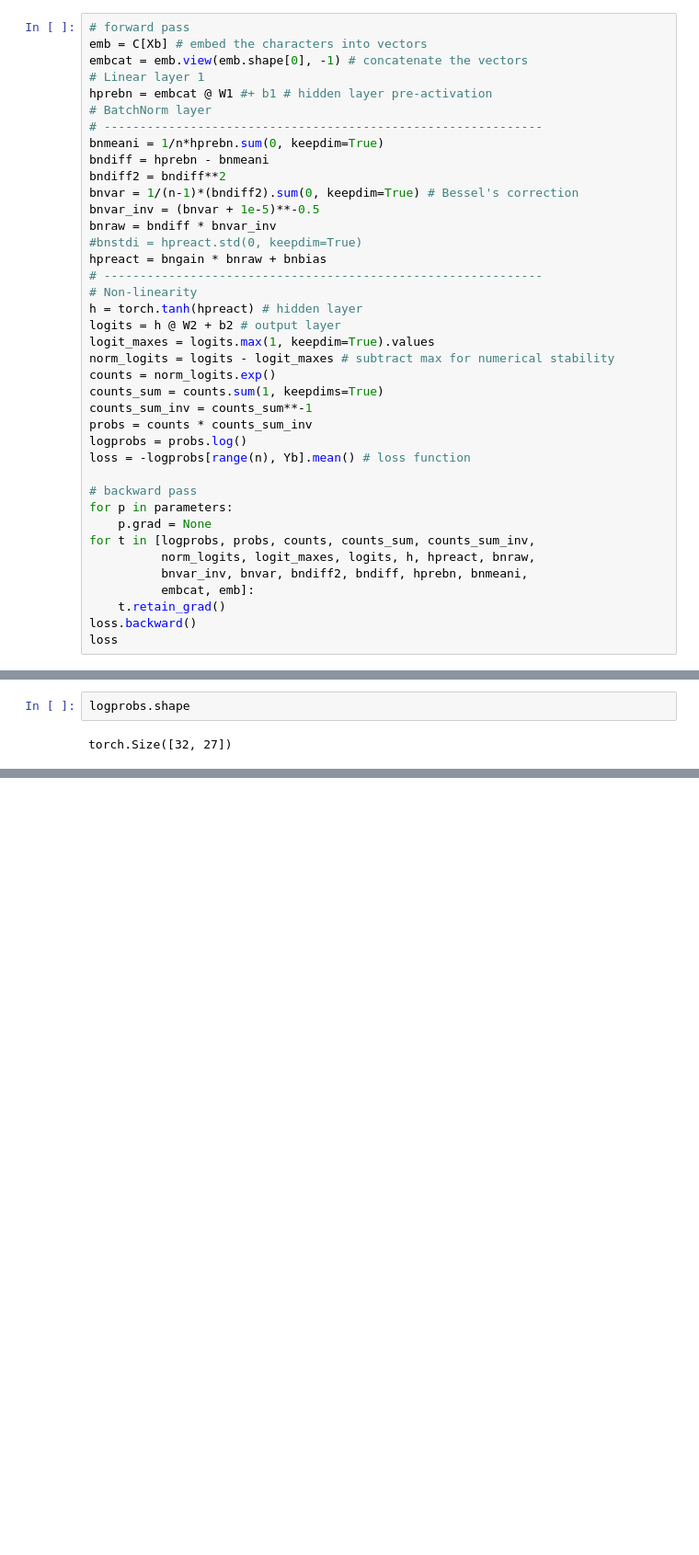
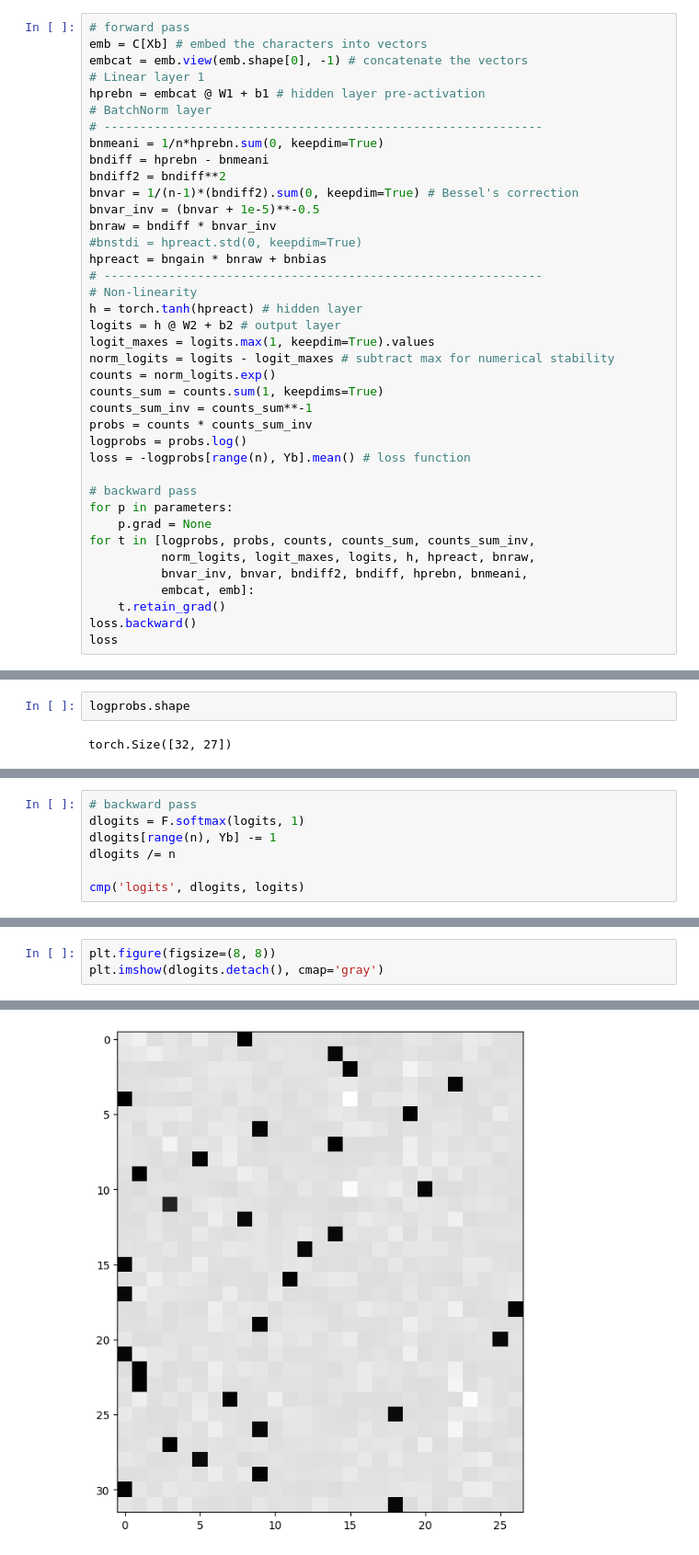
Before and after one commit to naimataki/Makemore, a Jupyter notebook: Building_Makemore_Manual_Backprop.ipynb, the cells around one changed output, grey strips where cells are left out. Shown: that part at 92% size. Saved outputs shown, nothing was run; the diff lists cells and outputs as text; blank space fills up the shorter version.

```diff
--- a/Building_Makemore_Manual_Backprop.ipynb
+++ b/Building_Makemore_Manual_Backprop.ipynb
@@ -101,7 +104,7 @@ Xb, Yb = Xtr[ix], Ytr[ix] # batch X,Y
 emb = C[Xb] # embed the characters into vectors
 embcat = emb.view(emb.shape[0], -1) # concatenate the vectors
 # Linear layer 1
-hprebn = embcat @ W1 #+ b1 # hidden layer pre-activation
+hprebn = embcat @ W1 + b1 # hidden layer pre-activation
 # BatchNorm layer
 # -------------------------------------------------------------
 bnmeani = 1/n*hprebn.sum(0, keepdim=True)
@@ -166,0 +234,7 @@ norm_logits     | exact: True  | approximate: True  | maxdiff: 0.0
+# %%
+# backward pass
+dlogits = F.softmax(logits, 1)
+dlogits[range(n), Yb] -= 1
+dlogits /= n
+
+cmp('logits', dlogits, logits)
@@ -166,0 +250,4 @@ norm_logits     | exact: True  | approximate: True  | maxdiff: 0.0
+# %%
+plt.figure(figsize=(8, 8))
+plt.imshow(dlogits.detach(), cmap='gray')
+# %% [output]
@@ -166,0 +255 @@ norm_logits     | exact: True  | approximate: True  | maxdiff: 0.0
+[figure, added]
```
Also changed, not shown: parts of 18 cells of this notebook.
